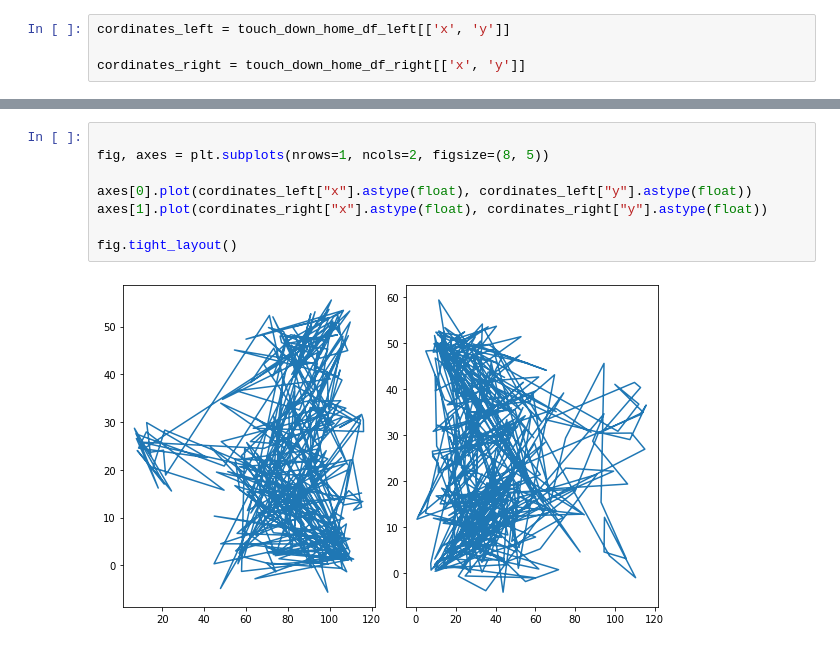
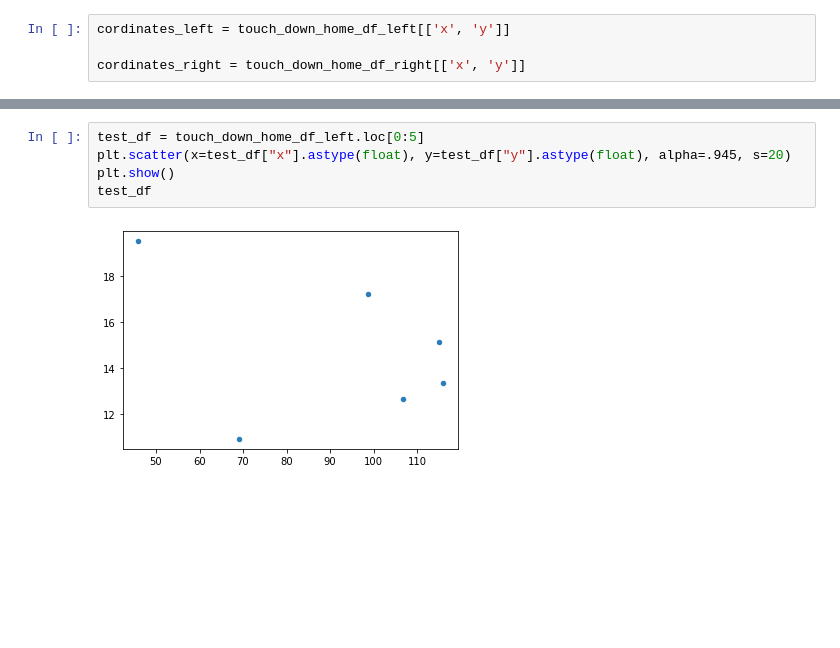
Before and after one commit to adnanrahin/NFL-Big-Data-Bowl-2022, a Jupyter notebook: data-analyzer/data_analyzer_script.ipynb, the cells around one changed output, grey strips where cells are left out. Cells and saved outputs as stored; diff of their text form; blank space fills up the shorter version.

```diff
--- a/data-analyzer/data_analyzer_script.ipynb
+++ b/data-analyzer/data_analyzer_script.ipynb
@@ -77,10 +91,7 @@ fig.tight_layout()
-# %%
-
-fig, axes = plt.subplots(nrows=1, ncols=2, figsize=(8, 5))
-
-axes[0].plot(cordinates_left["x"].astype(float), cordinates_left["y"].astype(float))
-axes[1].plot(cordinates_right["x"].astype(float), cordinates_right["y"].astype(float))
-
-fig.tight_layout()
-# %% [output]
-[figure, removed]
+# %%
+test_df = touch_down_home_df_left.loc[0:5]
+plt.scatter(x=test_df["x"].astype(float), y=test_df["y"].astype(float), alpha=.945, s=20)
+plt.show()
+test_df
+# %% [output]
+[figure, added]
```
Also changed, not shown: parts of 6 cells of this notebook.
